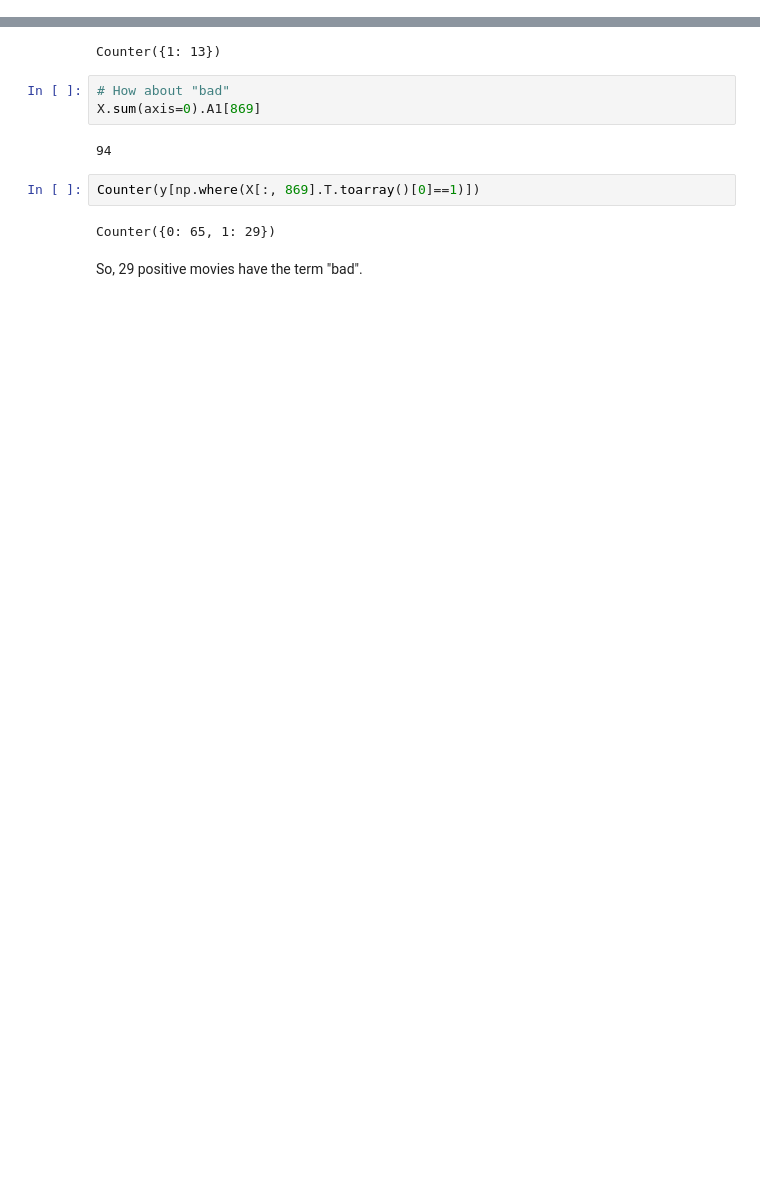
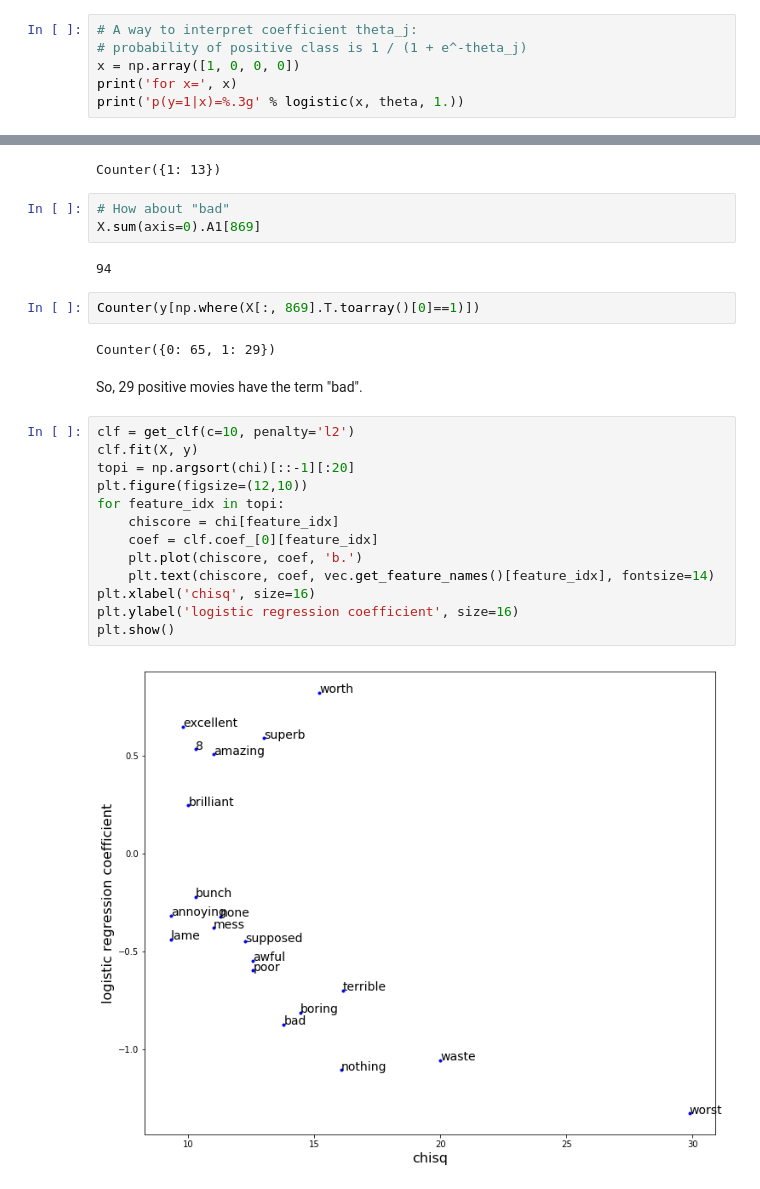
Before and after one commit to iit-cs579/main, a Jupyter notebook: lec/l15/l15.ipynb, the cells around one changed output, grey strips where cells are left out. Cells and saved outputs as stored; diff of their text form; blank space fills up the shorter version.

```diff
--- a/lec/l15/l15.ipynb
+++ b/lec/l15/l15.ipynb
@@ -64,3 +64,9 @@ print('p(y=-1|x)=%.3g' % logistic(x, theta, -1.))
 for x= [0 1 1 0]
 p(y=1|x)=0.31
 p(y=-1|x)=0.69
+# %%
+# A way to interpret coefficient theta_j:
+# probability of positive class is 1 / (1 + e^-theta_j)
+x = np.array([1, 0, 0, 0])
+print('for x=', x)
+print('p(y=1|x)=%.3g' % logistic(x, theta, 1.))
@@ -699,3 +716,18 @@ Counter(y[np.where(X[:, 869].T.toarray()[0]==1)])
 Counter({0: 65, 1: 29})
 # %% [markdown]
 So, 29 positive movies have the term "bad".
+# %%
+clf = get_clf(c=10, penalty='l2')
+clf.fit(X, y)
+topi = np.argsort(chi)[::-1][:20]
+plt.figure(figsize=(12,10))
+for feature_idx in topi:
+    chiscore = chi[feature_idx]
+    coef = clf.coef_[0][feature_idx]
+    plt.plot(chiscore, coef, 'b.')
+    plt.text(chiscore, coef, vec.get_feature_names()[feature_idx], fontsize=14)
+plt.xlabel('chisq', size=16)
+plt.ylabel('logistic regression coefficient', size=16)
+plt.show()
+# %% [output]
+[figure, added]
```
Also changed, not shown: parts of 3 cells of this notebook, 1 other file.
